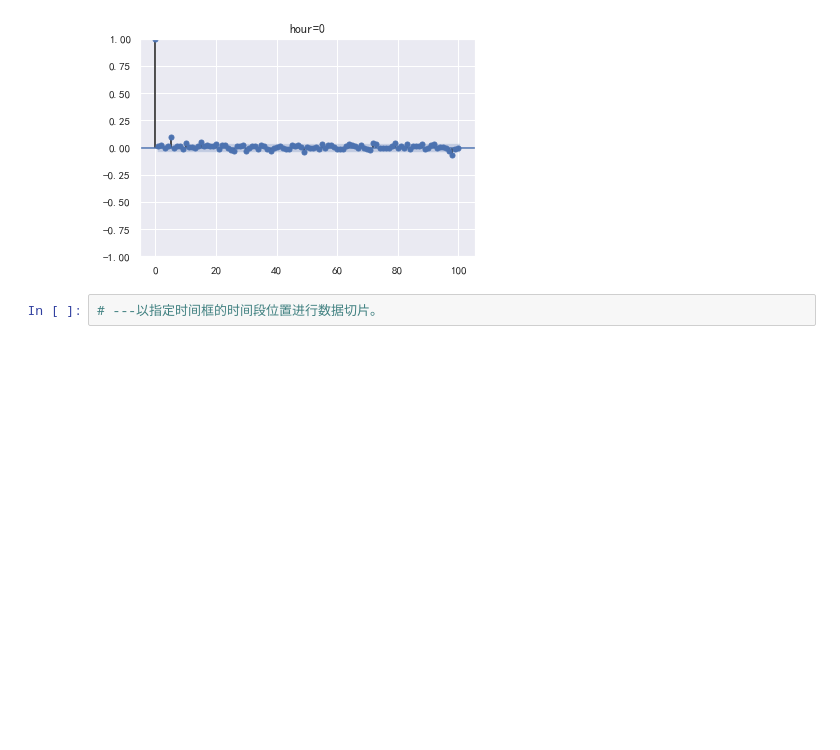
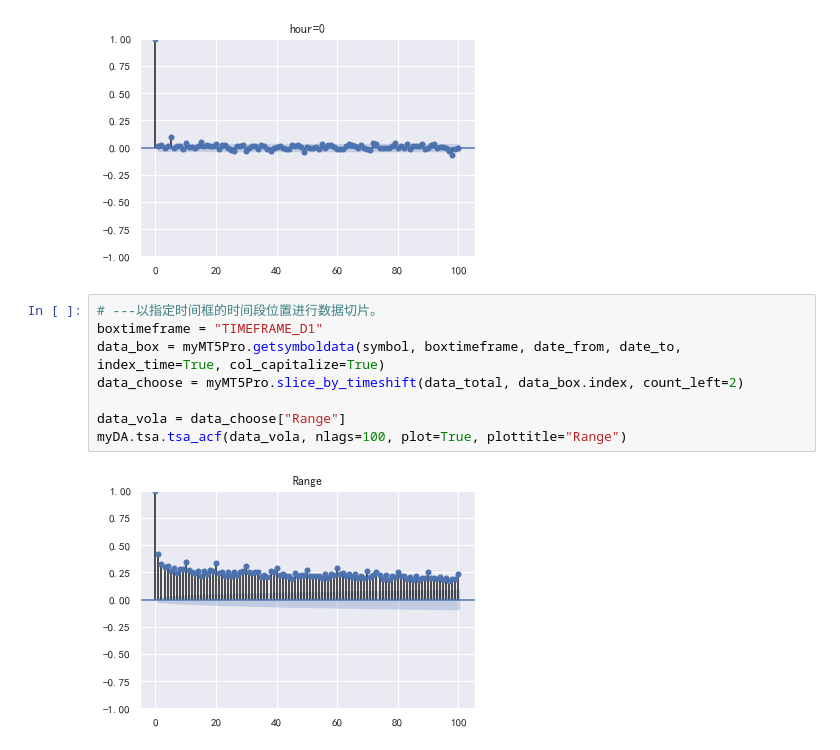
Before and after one commit to MuSaCN/PythonLearning, a Jupyter notebook: Analysis_市场研究/外汇价格自相关性研究.ipynb, the cells around one changed output. Cells and saved outputs as stored; diff of their text form; blank space fills up the shorter version.

```diff
--- a/Analysis_市场研究/外汇价格自相关性研究.ipynb
+++ b/Analysis_市场研究/外汇价格自相关性研究.ipynb
@@ -205,5 +205,13 @@ data_vola = data_choose["LogRate"].dropna()
 myDA.tsa.tsa_acf(data_vola, nlags=100, plot=True, plottitle="hour=%s"%limited_i)
 # %% [output]
 [figure]
-# %%
-# ---以指定时间框的时间段位置进行数据切片。
+# %%
+# ---以指定时间框的时间段位置进行数据切片。
+boxtimeframe = "TIMEFRAME_D1"
+data_box = myMT5Pro.getsymboldata(symbol, boxtimeframe, date_from, date_to, index_time=True, col_capitalize=True)
+data_choose = myMT5Pro.slice_by_timeshift(data_total, data_box.index, count_left=2)
+
+data_vola = data_choose["Range"]
+myDA.tsa.tsa_acf(data_vola, nlags=100, plot=True, plottitle="Range")
+# %% [output]
+[figure, added]
```
Also changed, not shown: parts of 1 cell of this notebook, 1 other file.
